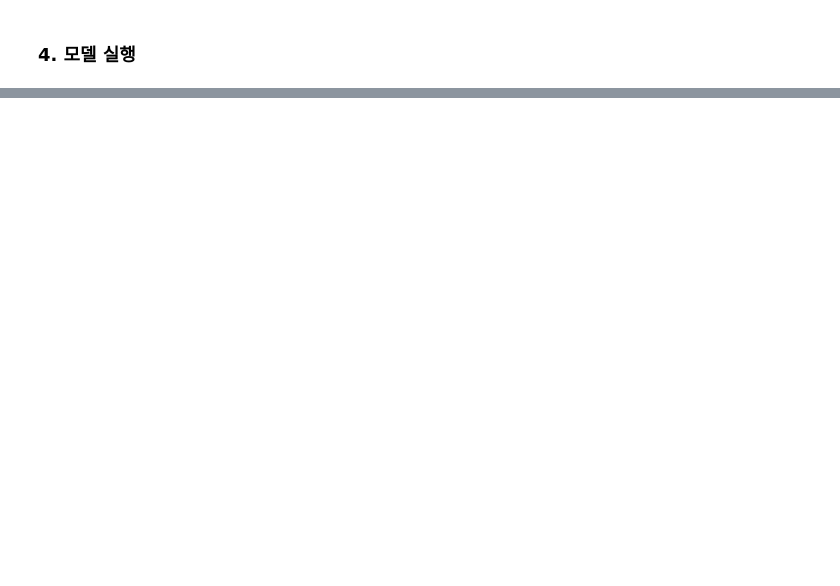
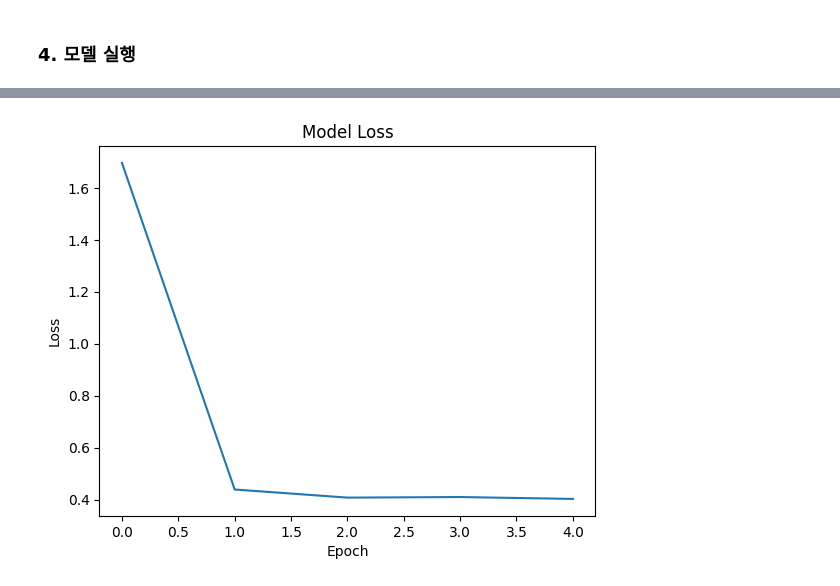
Before and after one commit to MoriartyKang/DL, a Jupyter notebook: easy_deep_learning_principle.ipynb, the cells around one changed output, grey strips where cells are left out. Saved outputs shown, nothing was run; the diff lists cells and outputs as text; code cells hidden in the pictures; blank space fills up the shorter version.

```diff
--- a/easy_deep_learning_principle.ipynb
+++ b/easy_deep_learning_principle.ipynb
@@ -159,0 +161,3 @@ Test Accuracy: 0.8051
+# %%
+model2.compile(loss='binary_crossentropy', optimizer='adam', metrics=['accuracy'])
+history=model2.fit(train_input, train_target, epochs=5, batch_size=16)
@@ -159,0 +188,9 @@ Test Accuracy: 0.8051
+# %%
+import matplotlib.pyplot as plt
+plt.plot(history.history['loss'])
+plt.xlabel('Epoch') # X값
+plt.ylabel('Loss') # Y값
+plt.title('Model Loss') # 타이틀
+plt.show()
+# %% [output]
+[figure, added]
```
Also changed, not shown: parts of 12 cells of this notebook.
